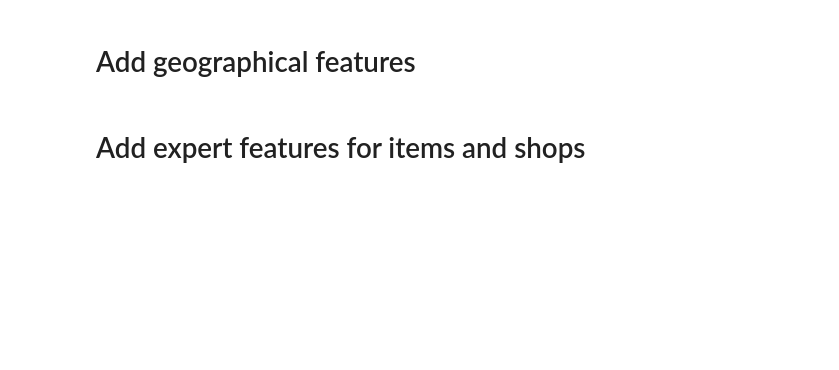
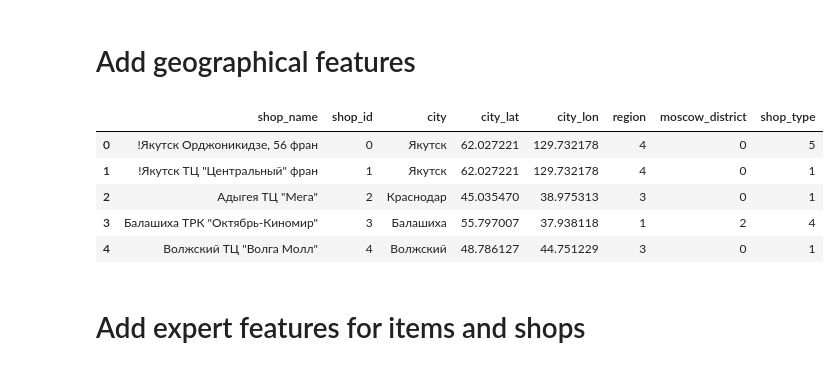
Before and after one commit to beatwad/predict_future_sales, a Jupyter notebook: Pred_Fut_Sales.ipynb, the cells around one changed output. Cells and saved outputs as stored; diff of their text form; code cells hidden in the pictures; blank space fills up the shorter version.

```diff
--- a/Pred_Fut_Sales.ipynb
+++ b/Pred_Fut_Sales.ipynb
@@ -588,49 +669,56 @@ city_coords['Ярославль'] = (57.626559, 39.893813, 2)      # North
 # districts of Moscow
 moscow_dist = dict()
 
 moscow_dist[20] = 0
 moscow_dist['Москва "Распродажа"'] = 0                   # Center
 moscow_dist['Балашиха ТРК "Октябрь-Киномир"'] = 2        # East
 moscow_dist['Москва МТРЦ "Афи Молл"'] = 1                # Center
 moscow_dist['Москва Магазин С21'] = 1                    # Center
 moscow_dist['Москва ТК "Буденовский" (пав.А2)'] = 2      # East
 moscow_dist['Москва ТК "Буденовский" (пав.К7)'] = 2      # East
 moscow_dist['Москва ТРК "Атриум"'] = 1                   # Center
 moscow_dist['Москва ТЦ "Ареал" (Беляево)'] = 3           # South
 moscow_dist['Москва ТЦ "МЕГА Белая Дача II"'] = 2        # East
 moscow_dist['Москва ТЦ "МЕГА Теплый Стан" II'] = 3       # South
 moscow_dist['Москва ТЦ "Новый век" (Новокосино)'] = 2    # East
 moscow_dist['Москва ТЦ "Перловский"'] = 4                # North
 moscow_dist['Москва ТЦ "Семеновский"'] = 1               # Center
 moscow_dist['Москва ТЦ "Серебряный Дом"'] = 1            # Center
 moscow_dist['Мытищи ТРК "XL-3"'] = 4                     # North
 moscow_dist['Химки ТЦ "Мега"'] = 4                       # North
 
 
 
 shops['city'] = shops.shop_name.apply(add_city)
 
-# shops['city_lat'] = shops.city.map(lambda x: city_coords[x][0])
-# shops['city_lon'] = shops.city.map(lambda x: city_coords[x][1])
-# shops['region'] = shops.city.map(lambda x: city_coords[x][2])
+shops['city_lat'] = shops.city.map(lambda x: city_coords[x][0])
+shops['city_lon'] = shops.city.map(lambda x: city_coords[x][1])
+shops['region'] = shops.city.map(lambda x: city_coords[x][2])
 
-# shops['moscow_district'] = 0
-# shops['moscow_district'] = shops['moscow_district'].astype(np.int8)
+shops['moscow_district'] = 0
+shops['moscow_district'] = shops['moscow_district'].astype(np.int8)
 
-# shops.loc[shops.city.isin(['Балашиха',
-#                            'Москва',
-#                            'Мытищи',
-#                            'Химки']),
-#           'moscow_district'] = shops.loc[shops.city.isin(['Балашиха',
-#                                                           'Москва',
-#                                                           'Мытищи',
-#                                                           'Химки']),
-#                                          'shop_name'].map(moscow_dist)
+shops.loc[shops.city.isin(['Балашиха',
+                           'Москва',
+                           'Мытищи',
+                           'Химки']),
+          'moscow_district'] = shops.loc[shops.city.isin(['Балашиха',
+                                                          'Москва',
+                                                          'Мытищи',
+                                                          'Химки']),
+                                         'shop_name'].map(moscow_dist)
 
-# shops['shop_type'] = shops.shop_name.apply(add_shop_type)
-# shops.shop_type = shops.shop_type.astype(np.int8)
+shops['shop_type'] = shops.shop_name.apply(add_shop_type)
+shops.shop_type = shops.shop_type.astype(np.int8)
 
 shops.head()
+# %% [output]
+|  | shop_name | shop_id | city | city_lat | city_lon | region | moscow_district | shop_type |
+| 0 | !Якутск Орджоникидзе, 56 фран | 0 | Якутск | 62.027221 | 129.732178 | 4 | 0 | 5 |
+| 1 | !Якутск ТЦ "Центральный" фран | 1 | Якутск | 62.027221 | 129.732178 | 4 | 0 | 1 |
+| 2 | Адыгея ТЦ "Мега" | 2 | Краснодар | 45.035470 | 38.975313 | 3 | 0 | 1 |
+| 3 | Балашиха ТРК "Октябрь-Киномир" | 3 | Балашиха | 55.797007 | 37.938118 | 1 | 2 | 4 |
+| 4 | Волжский ТЦ "Волга Молл" | 4 | Волжский | 48.786127 | 44.751229 | 3 | 0 | 1 |
 # %% [markdown]
 # Add expert features for items and shops
 # %%
```
Also changed, not shown: parts of 39 cells of this notebook.
